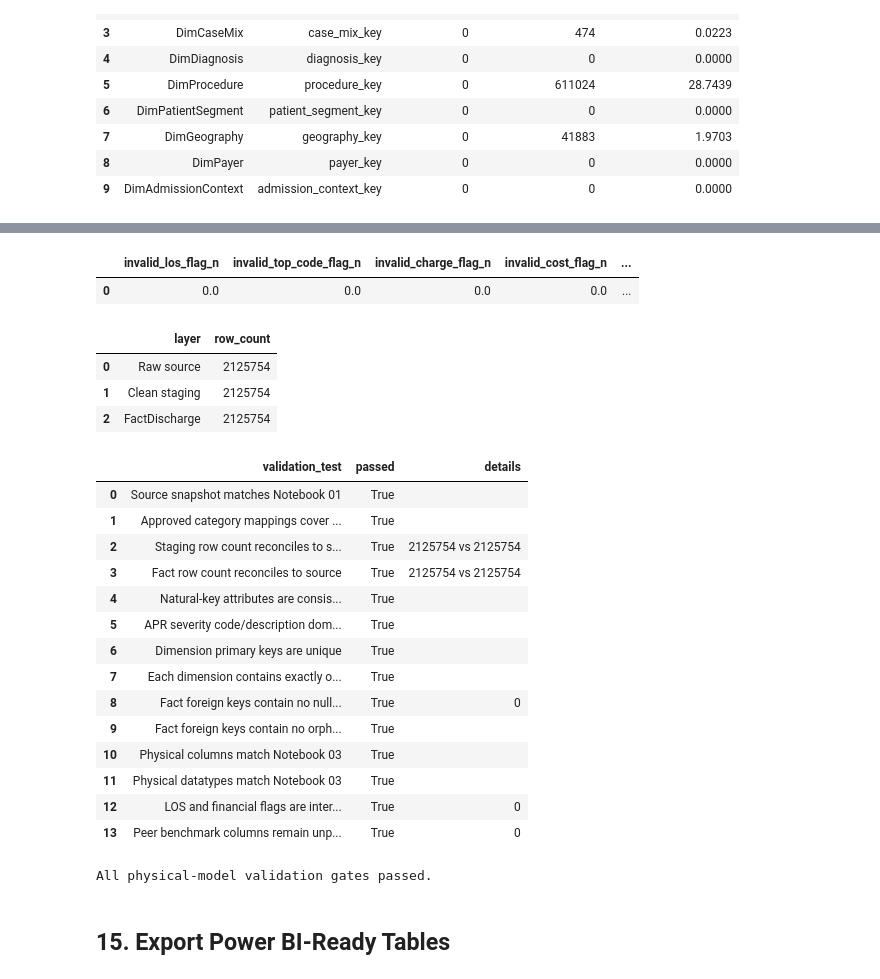
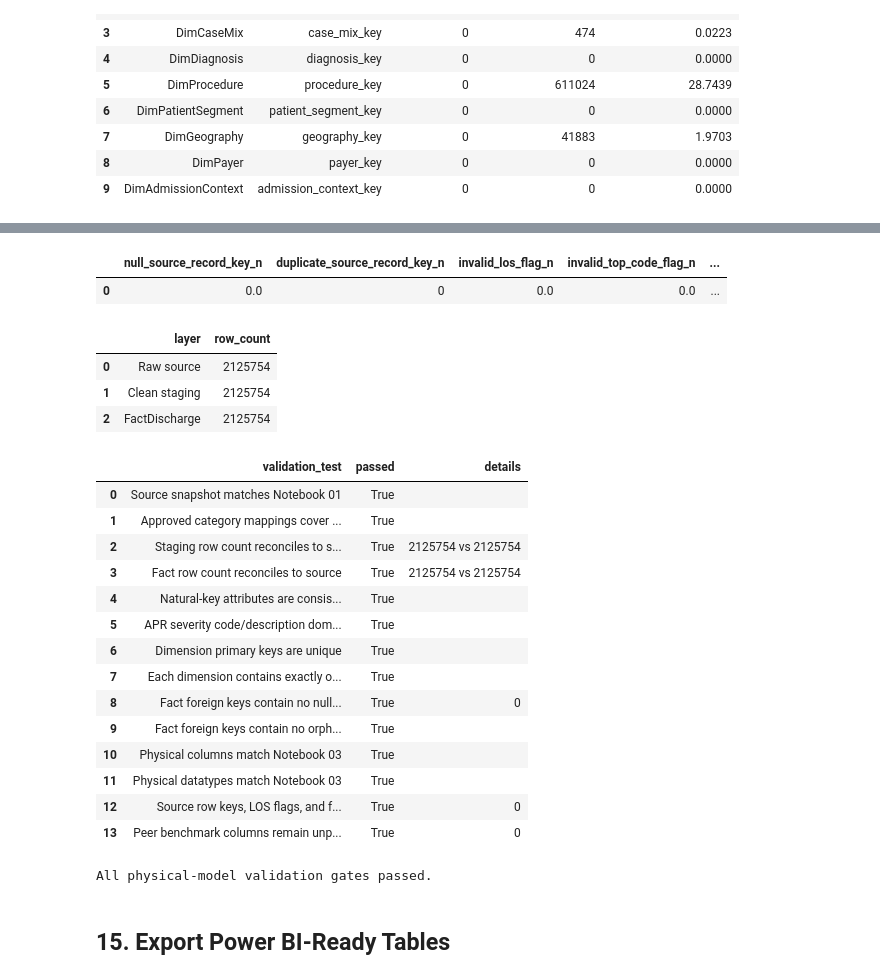
Before and after one commit to doyounghi/Healthcare-data-analysis, a Jupyter notebook: 04_hospital_operations_powerbi/notebooks/04_physical_data_model_build.ipynb, the cells around one changed output, grey strips where cells are left out. Cells and saved outputs as stored; diff of their text form; code cells hidden in the pictures.

```diff
--- a/04_hospital_operations_powerbi/notebooks/04_physical_data_model_build.ipynb
+++ b/04_hospital_operations_powerbi/notebooks/04_physical_data_model_build.ipynb
@@ -1457,38 +1472,40 @@ assert data_type_validation["passed"].all(), (
 # %%
 fact_quality_validation = con.sql("""
 SELECT
+    SUM(CASE WHEN source_record_key IS NULL THEN 1 ELSE 0 END) AS null_source_record_key_n,
+    COUNT(source_record_key) - COUNT(DISTINCT source_record_key) AS duplicate_source_record_key_n,
     SUM(CASE WHEN is_valid_los NOT IN (0, 1) THEN 1 ELSE 0 END) AS invalid_los_flag_n,
     SUM(CASE WHEN is_top_coded_los NOT IN (0, 1) THEN 1 ELSE 0 END) AS invalid_top_code_flag_n,
     SUM(CASE WHEN is_valid_charge NOT IN (0, 1) THEN 1 ELSE 0 END) AS invalid_charge_flag_n,
     SUM(CASE WHEN is_valid_cost NOT IN (0, 1) THEN 1 ELSE 0 END) AS invalid_cost_flag_n,
     SUM(CASE WHEN is_paired_financial_valid NOT IN (0, 1) THEN 1 ELSE 0 END) AS invalid_paired_flag_n,
     SUM(CASE WHEN (los_days_lower_bound IS NULL AND is_valid_los = 1)
                   OR (los_days_lower_bound IS NOT NULL AND is_valid_los = 0)
              THEN 1 ELSE 0 END) AS los_flag_mismatch_n,
     SUM(CASE WHEN is_top_coded_los = 1 AND (los_days_lower_bound <> 120 OR is_valid_los <> 1)
              THEN 1 ELSE 0 END) AS top_code_mismatch_n,
     SUM(CASE WHEN (total_charges IS NULL AND is_valid_charge = 1)
                   OR (total_charges IS NOT NULL AND is_valid_charge = 0)
              THEN 1 ELSE 0 END) AS charge_flag_mismatch_n,
     SUM(CASE WHEN (total_costs IS NULL AND is_valid_cost = 1)
                   OR (total_costs IS NOT NULL AND is_valid_cost = 0)
              THEN 1 ELSE 0 END) AS cost_flag_mismatch_n,
     SUM(CASE WHEN is_paired_financial_valid <>
                       CASE WHEN is_valid_charge = 1 AND is_valid_cost = 1 THEN 1 ELSE 0 END
              THEN 1 ELSE 0 END) AS paired_flag_mismatch_n,
     SUM(CASE WHEN peer_expected_los_days IS NOT NULL
                   OR los_peer_comparison_n IS NOT NULL
                   OR peer_expected_estimated_cost IS NOT NULL
                   OR los_peer_benchmark_level IS NOT NULL
                   OR cost_peer_comparison_n IS NOT NULL
                   OR cost_peer_benchmark_level IS NOT NULL
              THEN 1 ELSE 0 END) AS populated_benchmark_placeholder_n
 FROM "FactDischarge"
 """).df()
 display(fact_quality_validation)
 # %% [output]
-|  | invalid_los_flag_n | invalid_top_code_flag_n | invalid_charge_flag_n | invalid_cost_flag_n | ... |
-| 0 | 0.0 | 0.0 | 0.0 | 0.0 | ... |
+|  | null_source_record_key_n | duplicate_source_record_key_n | invalid_los_flag_n | invalid_top_code_flag_n | ... |
+| 0 | 0.0 | 0 | 0.0 | 0.0 | ... |
 # %%
 fact_foreign_keys = relationship_specification["to_column"].tolist()
 foreign_key_null_expression = " + ".join([
@@ -1514,6 +1531,7 @@ display(source_reconciliation)
 # %%
 fact_quality_row = fact_quality_validation.iloc[0]
 fact_quality_error_columns = [
+    "null_source_record_key_n", "duplicate_source_record_key_n",
     "invalid_los_flag_n", "invalid_top_code_flag_n", "invalid_charge_flag_n",
     "invalid_cost_flag_n", "invalid_paired_flag_n", "los_flag_mismatch_n",
     "top_code_mismatch_n", "charge_flag_mismatch_n", "cost_flag_mismatch_n",
@@ -1534,7 +1552,7 @@ physical_validation_results = pd.DataFrame([
     {"validation_test": "Fact foreign keys contain no orphan values", "passed": orphan_validation["passed"].all(), "details": ""},
     {"validation_test": "Physical columns match Notebook 03", "passed": physical_schema_validation["passed"].all(), "details": ""},
     {"validation_test": "Physical datatypes match Notebook 03", "passed": data_type_validation["passed"].all(), "details": ""},
-    {"validation_test": "LOS and financial flags are internally consistent", "passed": fact_quality_error_n == 0, "details": str(fact_quality_error_n)},
+    {"validation_test": "Source row keys, LOS flags, and financial flags are internally consistent", "passed": fact_quality_error_n == 0, "details": str(fact_quality_error_n)},
     {"validation_test": "Peer benchmark columns remain unpopulated", "passed": int(fact_quality_row["populated_benchmark_placeholder_n"]) == 0, "details": str(int(fact_quality_row["populated_benchmark_placeholder_n"]))},
 ])
 
@@ -1557,7 +1575,7 @@ print("All physical-model validation gates passed.")
 | 9 | Fact foreign keys contain no orph... | True |  |
 | 10 | Physical columns match Notebook 03 | True |  |
 | 11 | Physical datatypes match Notebook 03 | True |  |
-| 12 | LOS and financial flags are inter... | True | 0 |
+| 12 | Source row keys, LOS flags, and f... | True | 0 |
 | 13 | Peer benchmark columns remain unp... | True | 0 |
 All physical-model validation gates passed.
 # %% [markdown]
```
Also changed, not shown: parts of 9 cells of this notebook, 37 other files.
